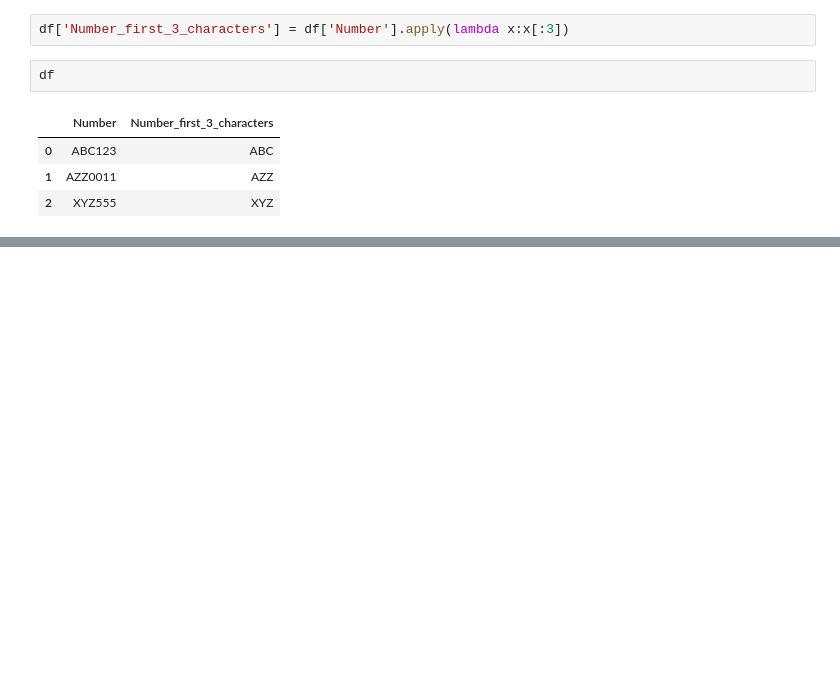
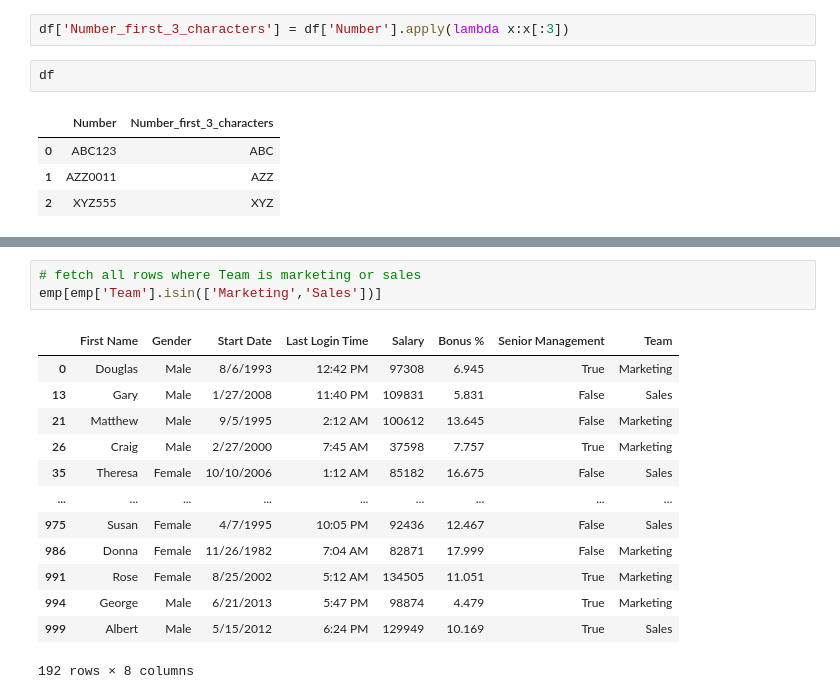
Before and after one commit to rohit23421/Data-Analytics-numpy-pandas, a Jupyter notebook: notebook_4_pandas.ipynb, the cells around one changed output, grey strips where cells are left out. Saved outputs shown, nothing was run; the diff lists cells and outputs as text; blank space fills up the shorter version.

```diff
--- a/notebook_4_pandas.ipynb
+++ b/notebook_4_pandas.ipynb
@@ -1400,0 +1829,17 @@ df
+# %%
+# fetch all rows where Team is marketing or sales
+emp[emp['Team'].isin(['Marketing','Sales'])]
+# %% [output]
+|  | First Name | Gender | Start Date | Last Login Time | Salary | Bonus % | Senior Management | Team |
+| 0 | Douglas | Male | 8/6/1993 | 12:42 PM | 97308 | 6.945 | True | Marketing |
+| 13 | Gary | Male | 1/27/2008 | 11:40 PM | 109831 | 5.831 | False | Sales |
+| 21 | Matthew | Male | 9/5/1995 | 2:12 AM | 100612 | 13.645 | False | Marketing |
+| 26 | Craig | Male | 2/27/2000 | 7:45 AM | 37598 | 7.757 | True | Marketing |
+| 35 | Theresa | Female | 10/10/2006 | 1:12 AM | 85182 | 16.675 | False | Sales |
+| ... | ... | ... | ... | ... | ... | ... | ... | ... |
+| 975 | Susan | Female | 4/7/1995 | 10:05 PM | 92436 | 12.467 | False | Sales |
+| 986 | Donna | Female | 11/26/1982 | 7:04 AM | 82871 | 17.999 | False | Marketing |
+| 991 | Rose | Female | 8/25/2002 | 5:12 AM | 134505 | 11.051 | True | Marketing |
+| 994 | George | Male | 6/21/2013 | 5:47 PM | 98874 | 4.479 | True | Marketing |
+| 999 | Albert | Male | 5/15/2012 | 6:24 PM | 129949 | 10.169 | True | Sales |
+192 rows × 8 columns
```
Also changed, not shown: parts of 67 cells of this notebook, 2 other files.
